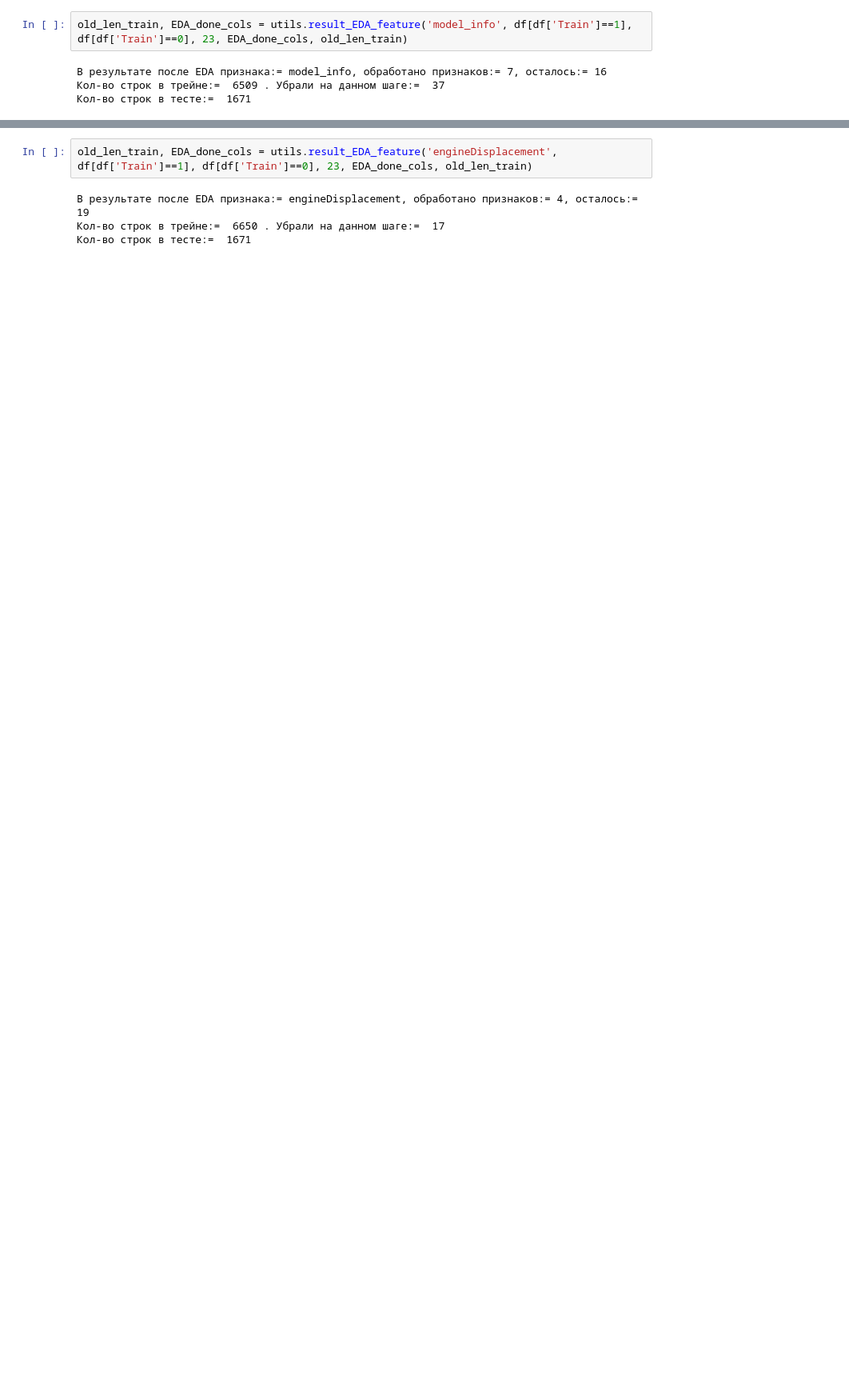
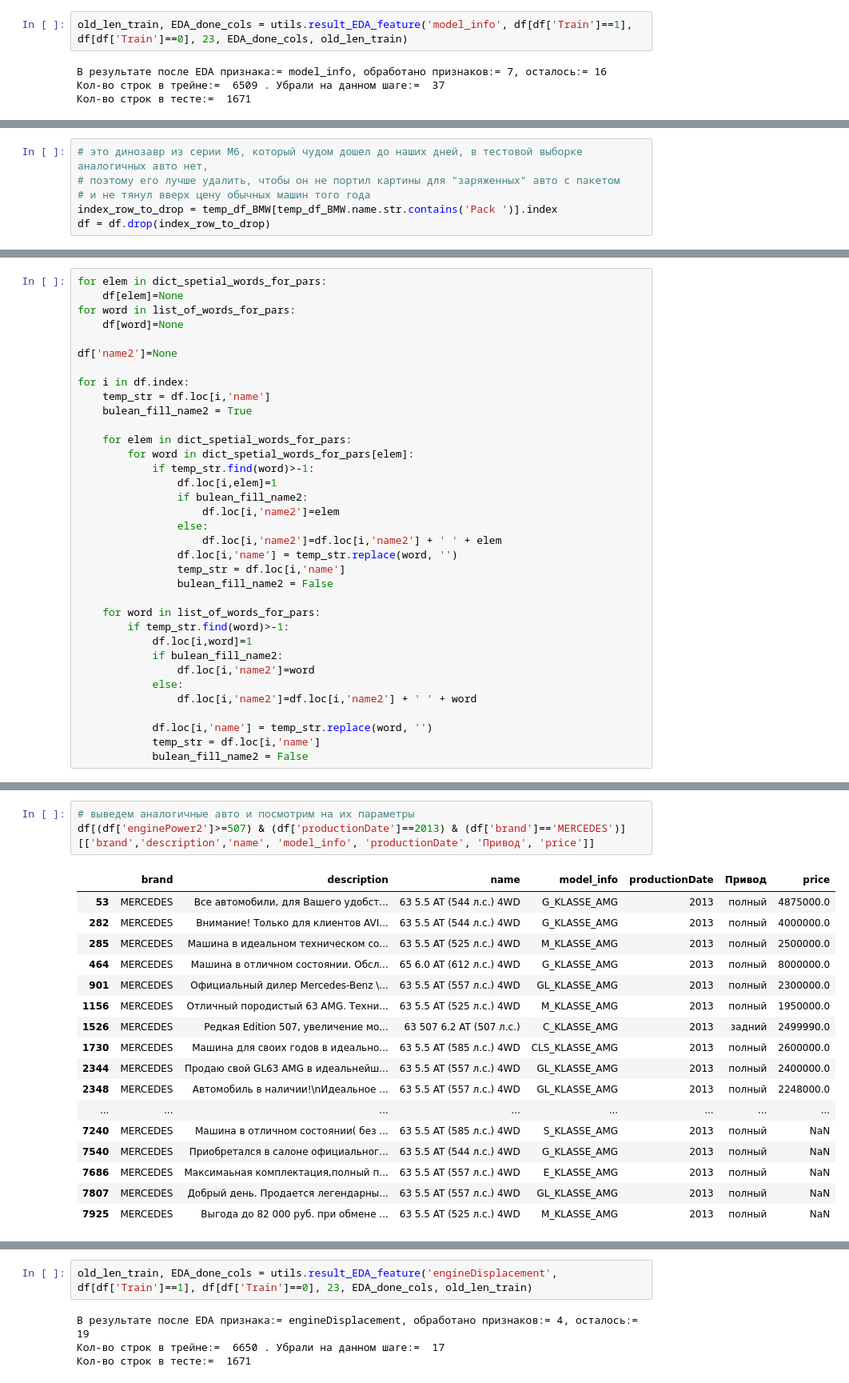
Before and after one commit to alex-sokolov2011/pet-projects, a Jupyter notebook: module_8/kaggle_rds8_Car_Price_prediction_Part2_Sokolov_EDA.ipynb, the cells around one changed output, grey strips where cells are left out. Shown at 80% size. Saved outputs shown, nothing was run; the diff lists cells and outputs as text; blank space fills up the shorter version.

```diff
--- a/module_8/kaggle_rds8_Car_Price_prediction_Part2_Sokolov_EDA.ipynb
+++ b/module_8/kaggle_rds8_Car_Price_prediction_Part2_Sokolov_EDA.ipynb
@@ -792,0 +919,6 @@ old_len_train, EDA_done_cols = utils.result_EDA_feature('model_info', df[df['Tra
+# %%
+# это динозавр из серии M6, который чудом дошел до наших дней, в тестовой выборке аналогичных авто нет,
+# поэтому его лучше удалить, чтобы он не портил картины для "заряженных" авто с пакетом
+# и не тянул вверх цену обычных машин того года
+index_row_to_drop = temp_df_BMW[temp_df_BMW.name.str.contains('Pack ')].index
+df = df.drop(index_row_to_drop)
@@ -792,0 +1036,35 @@ old_len_train, EDA_done_cols = utils.result_EDA_feature('model_info', df[df['Tra
+# %%
+for elem in dict_spetial_words_for_pars:
+    df[elem]=None
+for word in list_of_words_for_pars:
+    df[word]=None
+
+df['name2']=None
+
+for i in df.index:
+    temp_str = df.loc[i,'name']
+    bulean_fill_name2 = True
+
+    for elem in dict_spetial_words_for_pars:
+        for word in dict_spetial_words_for_pars[elem]:
+            if temp_str.find(word)>-1:
+                df.loc[i,elem]=1
+                if bulean_fill_name2:
+                    df.loc[i,'name2']=elem
+                else:
+                    df.loc[i,'name2']=df.loc[i,'name2'] + ' ' + elem
+                df.loc[i,'name'] = temp_str.replace(word, '')
+                temp_str = df.loc[i,'name']
+                bulean_fill_name2 = False
+
+    for word in list_of_words_for_pars:
+        if temp_str.find(word)>-1:
+            df.loc[i,word]=1
+            if bulean_fill_name2:
+                df.loc[i,'name2']=word
+            else:
+                df.loc[i,'name2']=df.loc[i,'name2'] + ' ' + word
+
+            df.loc[i,'name'] = temp_str.replace(word, '')
+            temp_str = df.loc[i,'name']
+            bulean_fill_name2 = False
@@ -792,0 +1132,21 @@ old_len_train, EDA_done_cols = utils.result_EDA_feature('model_info', df[df['Tra
+# %%
+# выведем аналогичные авто и посмотрим на их параметры
+df[(df['enginePower2']>=507) & (df['productionDate']==2013) & (df['brand']=='MERCEDES')][['brand','description','name', 'model_info', 'productionDate', 'Привод', 'price']]
+# %% [output]
+|  | brand | description | name | model_info | productionDate | Привод | price |
+| 53 | MERCEDES | Все автомобили, для Вашего удобст... | 63 5.5 AT (544 л.с.) 4WD | G_KLASSE_AMG | 2013 | полный | 4875000.0 |
+| 282 | MERCEDES | Внимание! Только для клиентов AVI... | 63 5.5 AT (544 л.с.) 4WD | G_KLASSE_AMG | 2013 | полный | 4000000.0 |
+| 285 | MERCEDES | Машина в идеальном техническом со... | 63 5.5 AT (525 л.с.) 4WD | M_KLASSE_AMG | 2013 | полный | 2500000.0 |
+| 464 | MERCEDES | Машина в отличном состоянии. Обсл... | 65 6.0 AT (612 л.с.) 4WD | G_KLASSE_AMG | 2013 | полный | 8000000.0 |
+| 901 | MERCEDES | Официальный дилер Mercedes-Benz \... | 63 5.5 AT (557 л.с.) 4WD | GL_KLASSE_AMG | 2013 | полный | 2300000.0 |
+| 1156 | MERCEDES | Отличный породистый 63 AMG. Техни... | 63 5.5 AT (525 л.с.) 4WD | M_KLASSE_AMG | 2013 | полный | 1950000.0 |
+| 1526 | MERCEDES | Редкая Edition 507, увеличение мо... | 63 507 6.2 AT (507 л.с.) | C_KLASSE_AMG | 2013 | задний | 2499990.0 |
+| 1730 | MERCEDES | Машина для своих годов в идеально... | 63 5.5 AT (585 л.с.) 4WD | CLS_KLASSE_AMG | 2013 | полный | 2600000.0 |
+| 2344 | MERCEDES | Продаю свой GL63 AMG в идеальнейш... | 63 5.5 AT (557 л.с.) 4WD | GL_KLASSE_AMG | 2013 | полный | 2400000.0 |
+| 2348 | MERCEDES | Автомобиль в наличии!\nИдеальное ... | 63 5.5 AT (557 л.с.) 4WD | GL_KLASSE_AMG | 2013 | полный | 2248000.0 |
+| ... | ... | ... | ... | ... | ... | ... | ... |
+| 7240 | MERCEDES | Машина в отличном состоянии( без ... | 63 5.5 AT (585 л.с.) 4WD | S_KLASSE_AMG | 2013 | полный | NaN |
+| 7540 | MERCEDES | Приобретался в салоне официальног... | 63 5.5 AT (544 л.с.) 4WD | G_KLASSE_AMG | 2013 | полный | NaN |
+| 7686 | MERCEDES | Максимаьная комплектация,полный п... | 63 5.5 AT (557 л.с.) 4WD | E_KLASSE_AMG | 2013 | полный | NaN |
+| 7807 | MERCEDES | Добрый день. Продается легендарны... | 63 5.5 AT (557 л.с.) 4WD | GL_KLASSE_AMG | 2013 | полный | NaN |
+| 7925 | MERCEDES | Выгода до 82 000 руб. при обмене ... | 63 5.5 AT (525 л.с.) 4WD | M_KLASSE_AMG | 2013 | полный | NaN |
```
Also changed, not shown: parts of 34 cells of this notebook.
